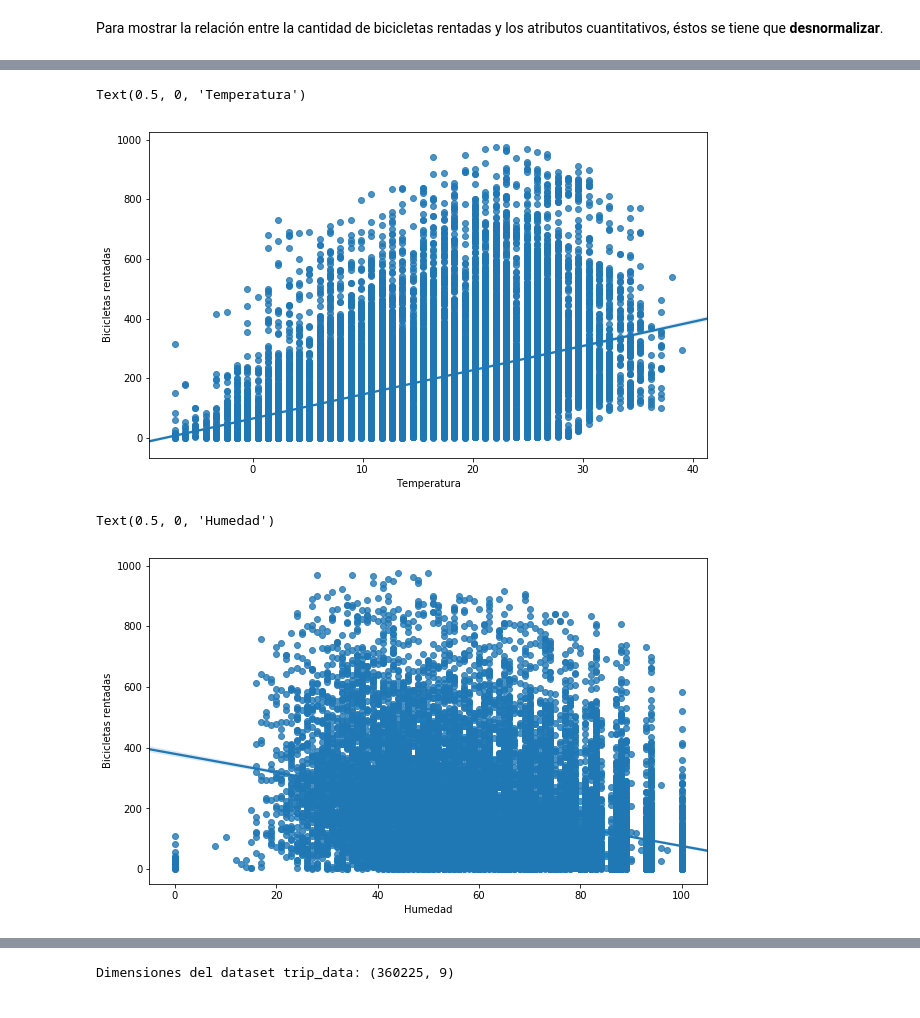
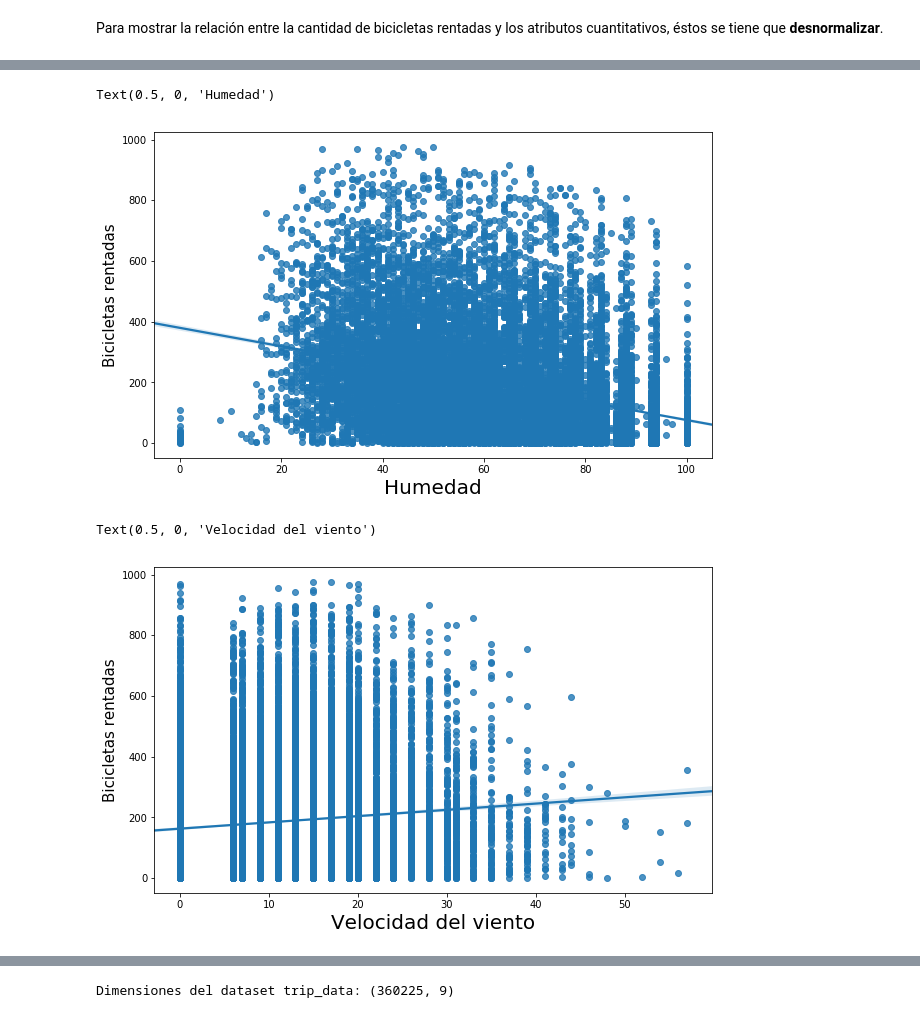
Before and after one commit to Miguelrom/LibretasML, a Jupyter notebook: Proyecto_1/Bike share dataset.ipynb, the cells around one changed output, grey strips where cells are left out. Drawn from its saved outputs; the diff is of its cells as text; code cells hidden in the pictures.

```diff
--- a/Proyecto_1/Bike share dataset.ipynb
+++ b/Proyecto_1/Bike share dataset.ipynb
@@ -170,16 +233,16 @@ bikes_hour_copy['windspeed'] = bikes_hour['windspeed'].apply(lambda t: 67*t)
 # %%
 plt.figure(figsize=(10,6))
-sns.regplot(x=bikes_hour_copy['temp'], y=bikes_hour_copy['cnt'])
-plt.ylabel('Bicicletas rentadas')
-plt.xlabel('Temperatura')
+sns.regplot(x=bikes_hour_copy['hum'], y=bikes_hour_copy['cnt'])
+plt.ylabel('Bicicletas rentadas', fontsize=15)
+plt.xlabel('Humedad', fontsize=20)
 # %% [output]
-Text(0.5, 0, 'Temperatura')
+Text(0.5, 0, 'Humedad')
-[figure, old version]
+[figure, new version]
 # %%
 plt.figure(figsize=(10,6))
-sns.regplot(x=bikes_hour_copy['hum'], y=bikes_hour_copy['cnt'])
-plt.ylabel('Bicicletas rentadas')
-plt.xlabel('Humedad')
+sns.regplot(x=bikes_hour_copy['windspeed'], y=bikes_hour_copy['cnt'])
+plt.ylabel('Bicicletas rentadas', fontsize=15)
+plt.xlabel('Velocidad del viento', fontsize=20)
 # %% [output]
-Text(0.5, 0, 'Humedad')
+Text(0.5, 0, 'Velocidad del viento')
-[figure, old version]
+[figure, new version]
```
Also changed, not shown: parts of 12 cells of this notebook.
